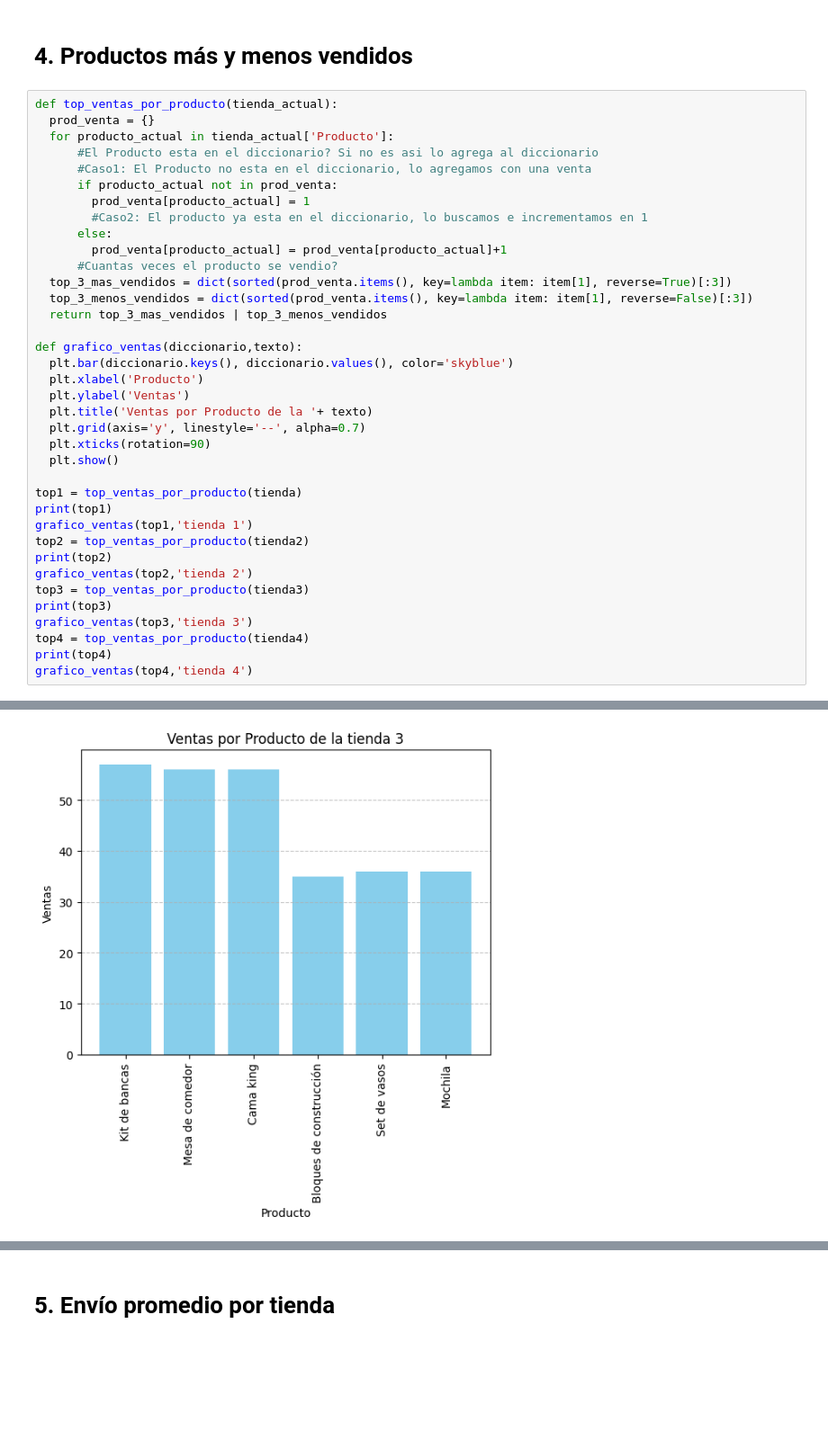
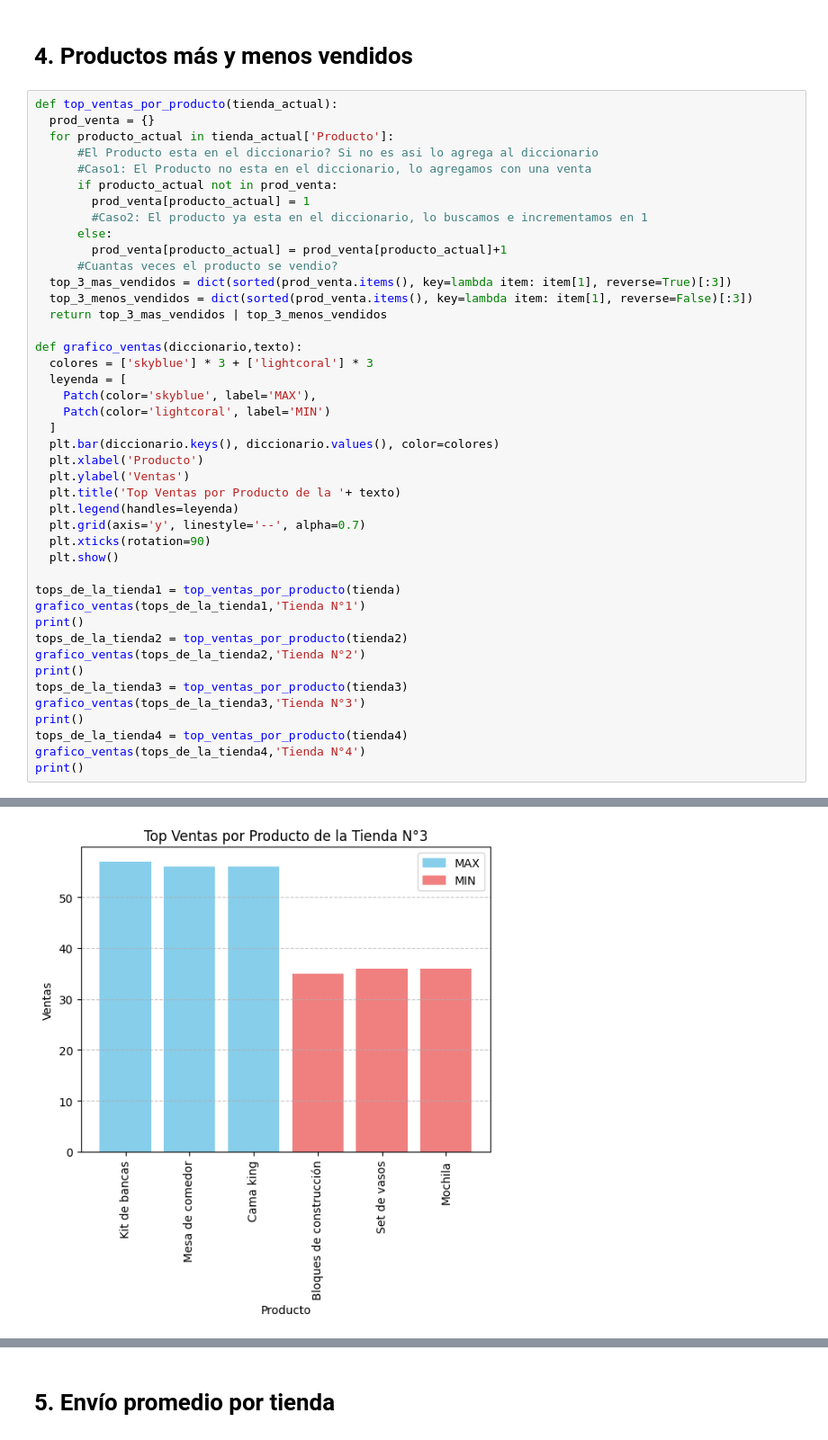
Before and after one commit to yudithl125/datascience_challenge1, a Jupyter notebook: AluraStoreLatam.ipynb, the cells around one changed output, grey strips where cells are left out. Shown: that part at 90% size. Saved outputs shown, nothing was run; the diff lists cells and outputs as text; blank space fills up the shorter version.

```diff
--- a/AluraStoreLatam.ipynb
+++ b/AluraStoreLatam.ipynb
@@ -165,24 +181,30 @@ def top_ventas_por_producto(tienda_actual):
   return top_3_mas_vendidos | top_3_menos_vendidos
 
 def grafico_ventas(diccionario,texto):
-  plt.bar(diccionario.keys(), diccionario.values(), color='skyblue')
+  colores = ['skyblue'] * 3 + ['lightcoral'] * 3
+  leyenda = [
+    Patch(color='skyblue', label='MAX'),
+    Patch(color='lightcoral', label='MIN')
+  ]
+  plt.bar(diccionario.keys(), diccionario.values(), color=colores)
   plt.xlabel('Producto')
   plt.ylabel('Ventas')
-  plt.title('Ventas por Producto de la '+ texto)
+  plt.title('Top Ventas por Producto de la '+ texto)
+  plt.legend(handles=leyenda)
   plt.grid(axis='y', linestyle='--', alpha=0.7)
   plt.xticks(rotation=90)
   plt.show()
 
-top1 = top_ventas_por_producto(tienda)
-print(top1)
-grafico_ventas(top1,'tienda 1')
-top2 = top_ventas_por_producto(tienda2)
-print(top2)
-grafico_ventas(top2,'tienda 2')
-top3 = top_ventas_por_producto(tienda3)
-print(top3)
-grafico_ventas(top3,'tienda 3')
-top4 = top_ventas_por_producto(tienda4)
-print(top4)
-grafico_ventas(top4,'tienda 4')
+tops_de_la_tienda1 = top_ventas_por_producto(tienda)
+grafico_ventas(tops_de_la_tienda1,'Tienda N°1')
+print()
+tops_de_la_tienda2 = top_ventas_por_producto(tienda2)
+grafico_ventas(tops_de_la_tienda2,'Tienda N°2')
+print()
+tops_de_la_tienda3 = top_ventas_por_producto(tienda3)
+grafico_ventas(tops_de_la_tienda3,'Tienda N°3')
+print()
+tops_de_la_tienda4 = top_ventas_por_producto(tienda4)
+grafico_ventas(tops_de_la_tienda4,'Tienda N°4')
+print()
 # %% [output]
@@ -194 +213 @@ grafico_ventas(top4,'tienda 4')
-[figure, old version]
+[figure, new version]
```
Also changed, not shown: parts of 8 cells of this notebook.
